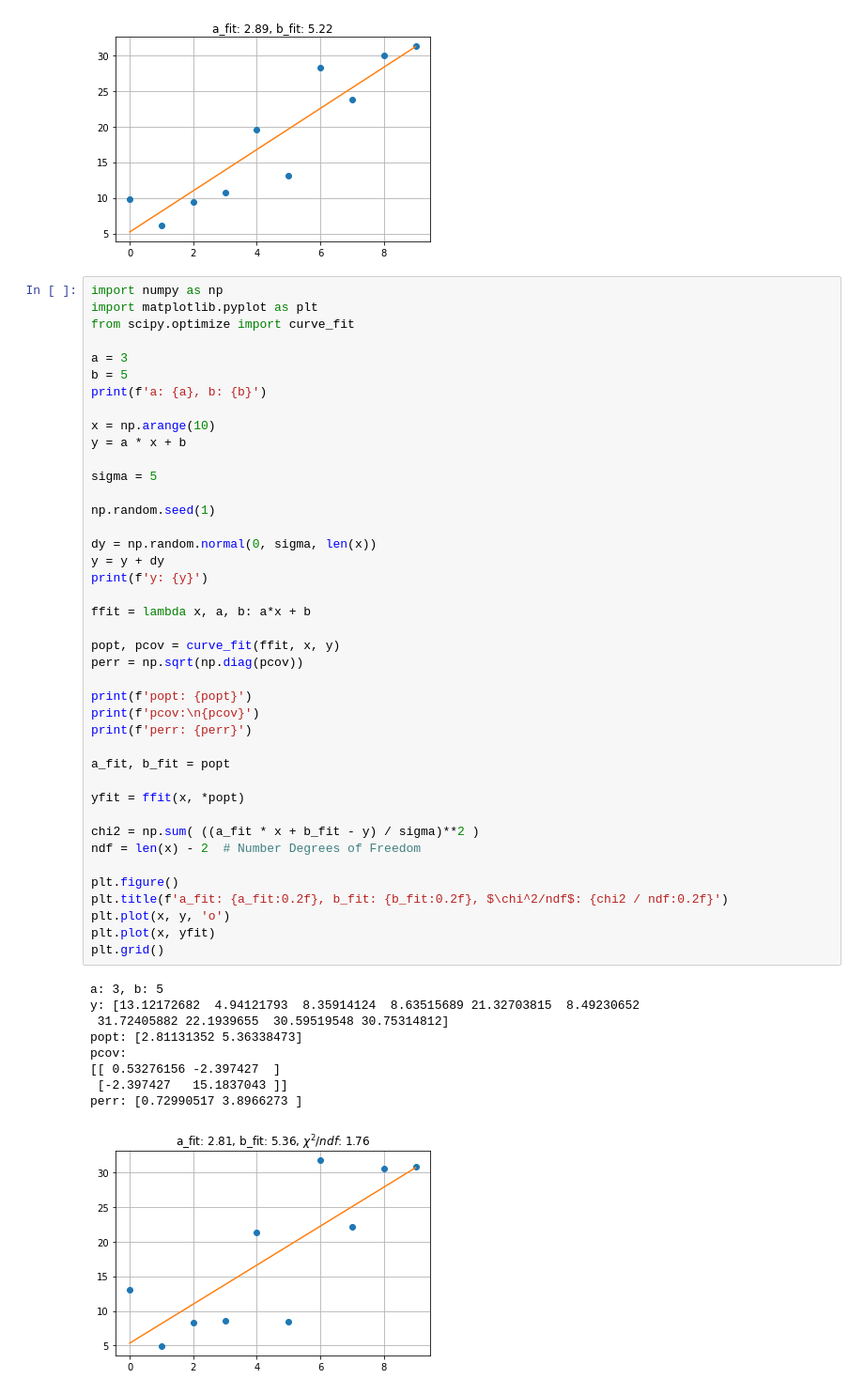
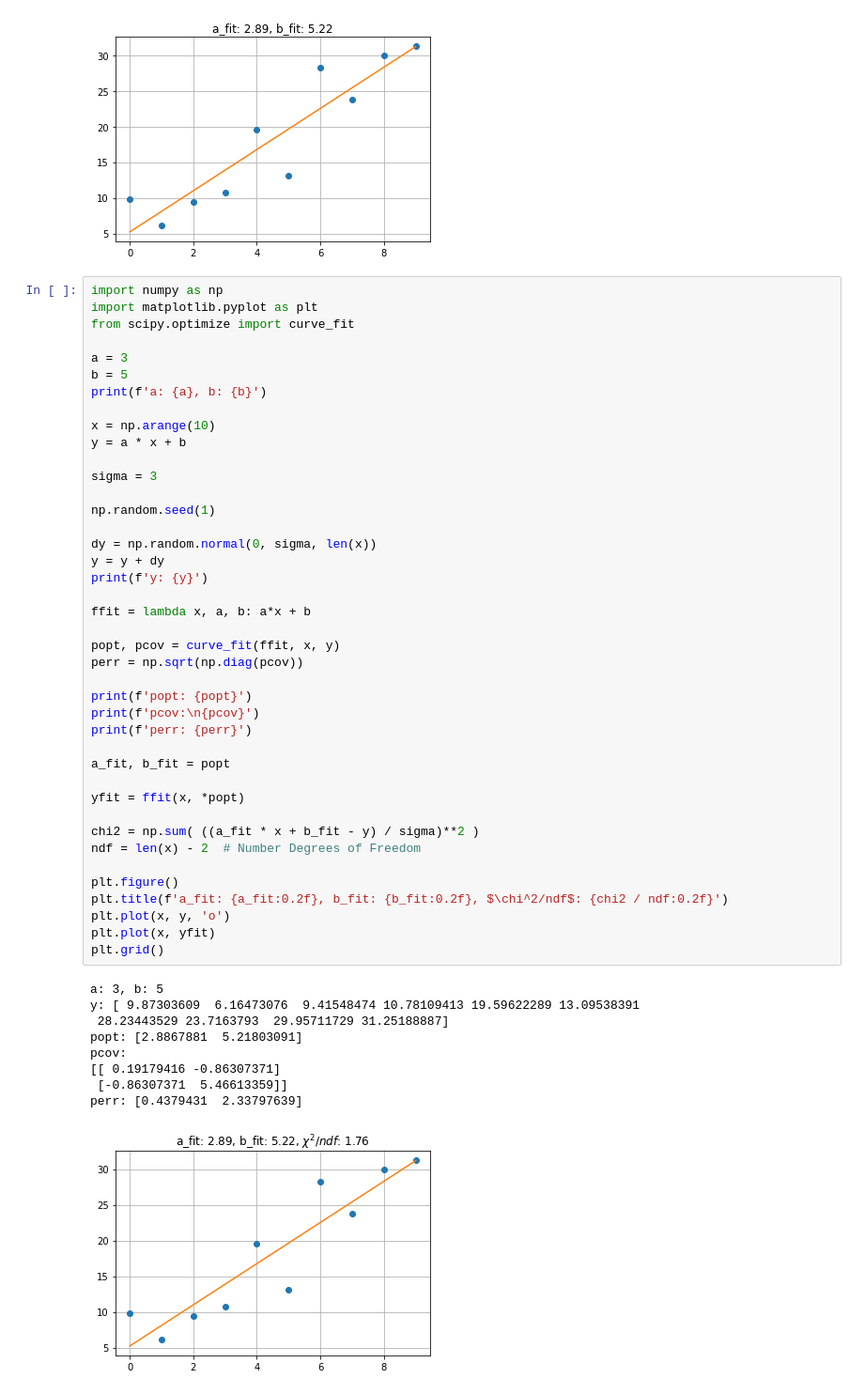
Before and after one commit to sandra-biology/Data-Analytics-A, a Jupyter notebook: stat.ipynb, the cells around one changed output. Shown: that part at 94% size. Saved outputs shown, nothing was run; the diff lists cells and outputs as text.

```diff
--- a/stat.ipynb
+++ b/stat.ipynb
@@ -204,42 +204,42 @@ print(f'a: {a}, b: {b}')
 x = np.arange(10)
 y = a * x + b
 
-sigma = 5
+sigma = 3
 
 np.random.seed(1)
 
 dy = np.random.normal(0, sigma, len(x))
 y = y + dy
 print(f'y: {y}')
 
 ffit = lambda x, a, b: a*x + b
 
 popt, pcov = curve_fit(ffit, x, y)
 perr = np.sqrt(np.diag(pcov))
 
 print(f'popt: {popt}')
 print(f'pcov:\n{pcov}')
 print(f'perr: {perr}')
 
 a_fit, b_fit = popt
 
 yfit = ffit(x, *popt)
 
 chi2 = np.sum( ((a_fit * x + b_fit - y) / sigma)**2 )
 ndf = len(x) - 2  # Number Degrees of Freedom
 
 plt.figure()
 plt.title(f'a_fit: {a_fit:0.2f}, b_fit: {b_fit:0.2f}, $\chi^2/ndf$: {chi2 / ndf:0.2f}')
 plt.plot(x, y, 'o')
 plt.plot(x, yfit)
 plt.grid()
 # %% [output]
 a: 3, b: 5
-y: [13.12172682  4.94121793  8.35914124  8.63515689 21.32703815  8.49230652
- 31.72405882 22.1939655  30.59519548 30.75314812]
-popt: [2.81131352 5.36338473]
+y: [ 9.87303609  6.16473076  9.41548474 10.78109413 19.59622289 13.09538391
+ 28.23443529 23.7163793  29.95711729 31.25188887]
+popt: [2.8867881  5.21803091]
 pcov:
-[[ 0.53276156 -2.397427  ]
- [-2.397427   15.1837043 ]]
-perr: [0.72990517 3.8966273 ]
+[[ 0.19179416 -0.86307371]
+ [-0.86307371  5.46613359]]
+perr: [0.4379431  2.33797639]
-[figure, old version]
+[figure, new version]
```
